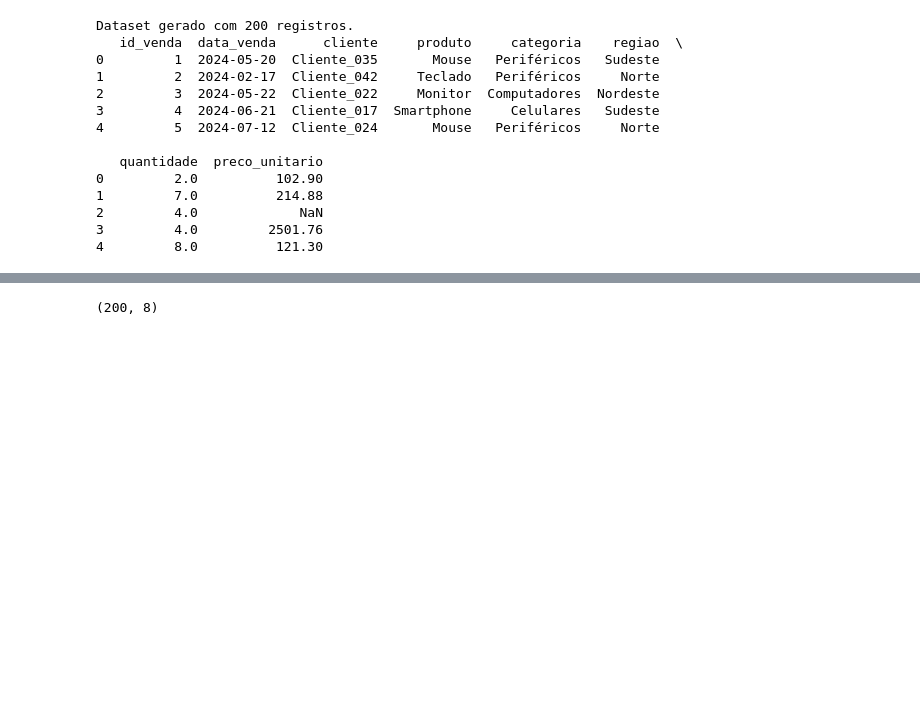
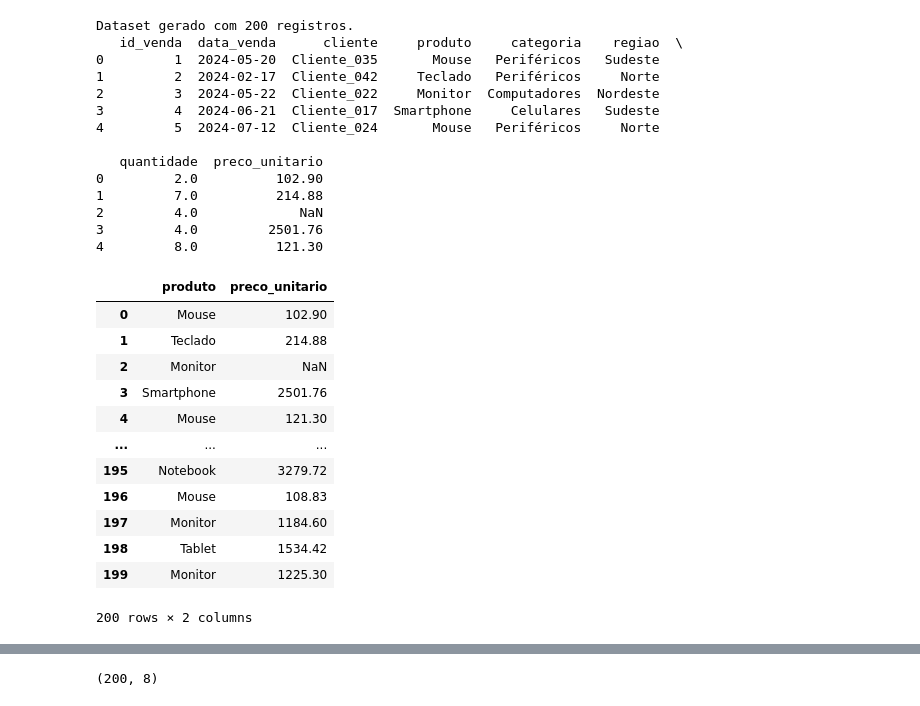
Before and after one commit to Carlos779-cloud/Mini_Projeto, a Jupyter notebook: salesinsight.ipynb, the cells around one changed output, grey strips where cells are left out. Saved outputs shown, nothing was run; the diff lists cells and outputs as text; code cells hidden in the pictures; blank space fills up the shorter version.

Commit message:
Atualiza análise no notebook

```diff
--- a/salesinsight.ipynb
+++ b/salesinsight.ipynb
@@ -86,3 +86,19 @@ Dataset gerado com 200 registros.
 2         4.0             NaN
 3         4.0         2501.76
 4         8.0          121.30
+# %%
+df_bruto[['produto','preco_unitario']]
+# %% [output]
+|  | produto | preco_unitario |
+| 0 | Mouse | 102.90 |
+| 1 | Teclado | 214.88 |
+| 2 | Monitor | NaN |
+| 3 | Smartphone | 2501.76 |
+| 4 | Mouse | 121.30 |
+| ... | ... | ... |
+| 195 | Notebook | 3279.72 |
+| 196 | Mouse | 108.83 |
+| 197 | Monitor | 1184.60 |
+| 198 | Tablet | 1534.42 |
+| 199 | Monitor | 1225.30 |
+200 rows × 2 columns
```
Also changed, not shown: parts of 2 cells of this notebook.
